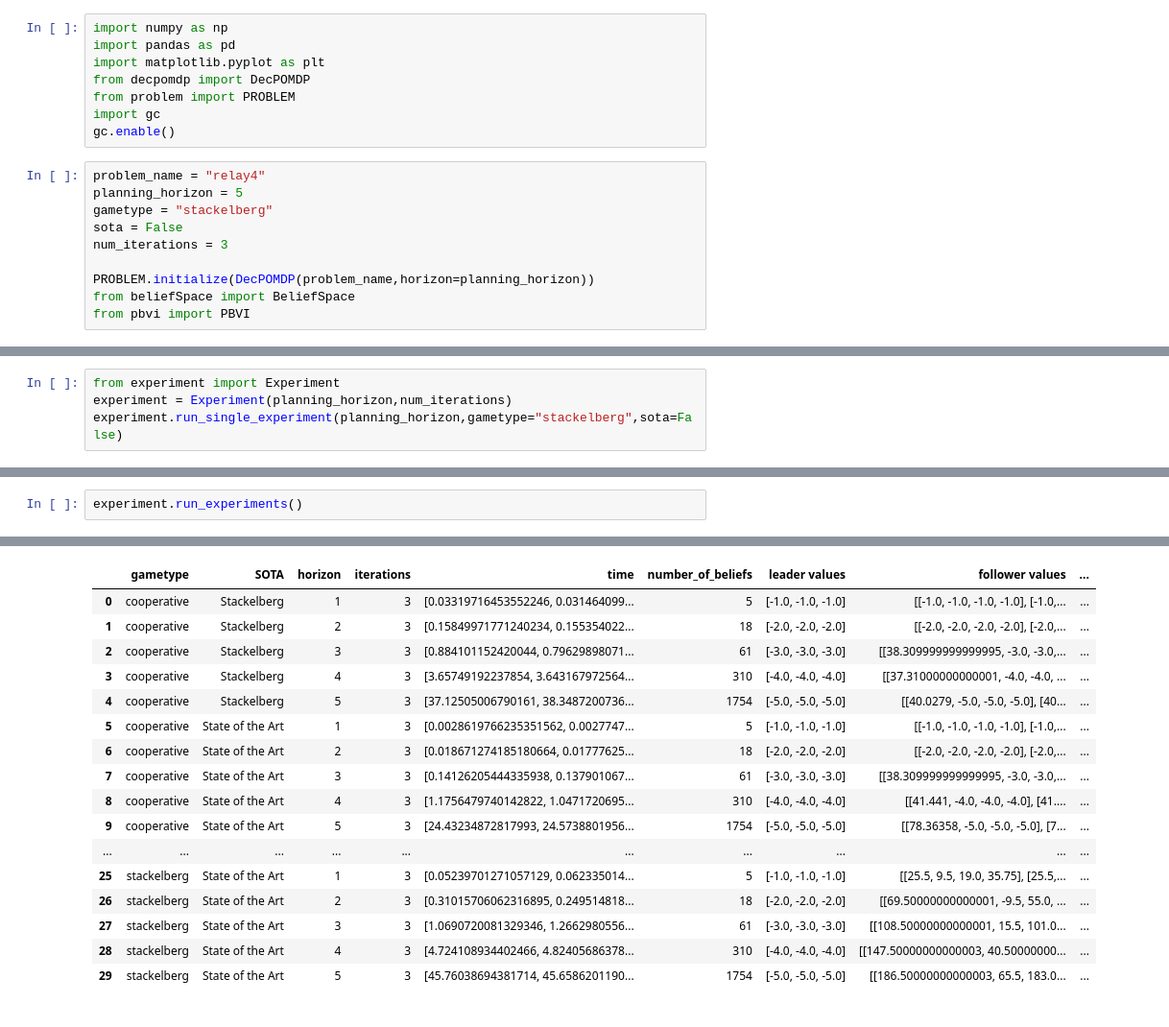
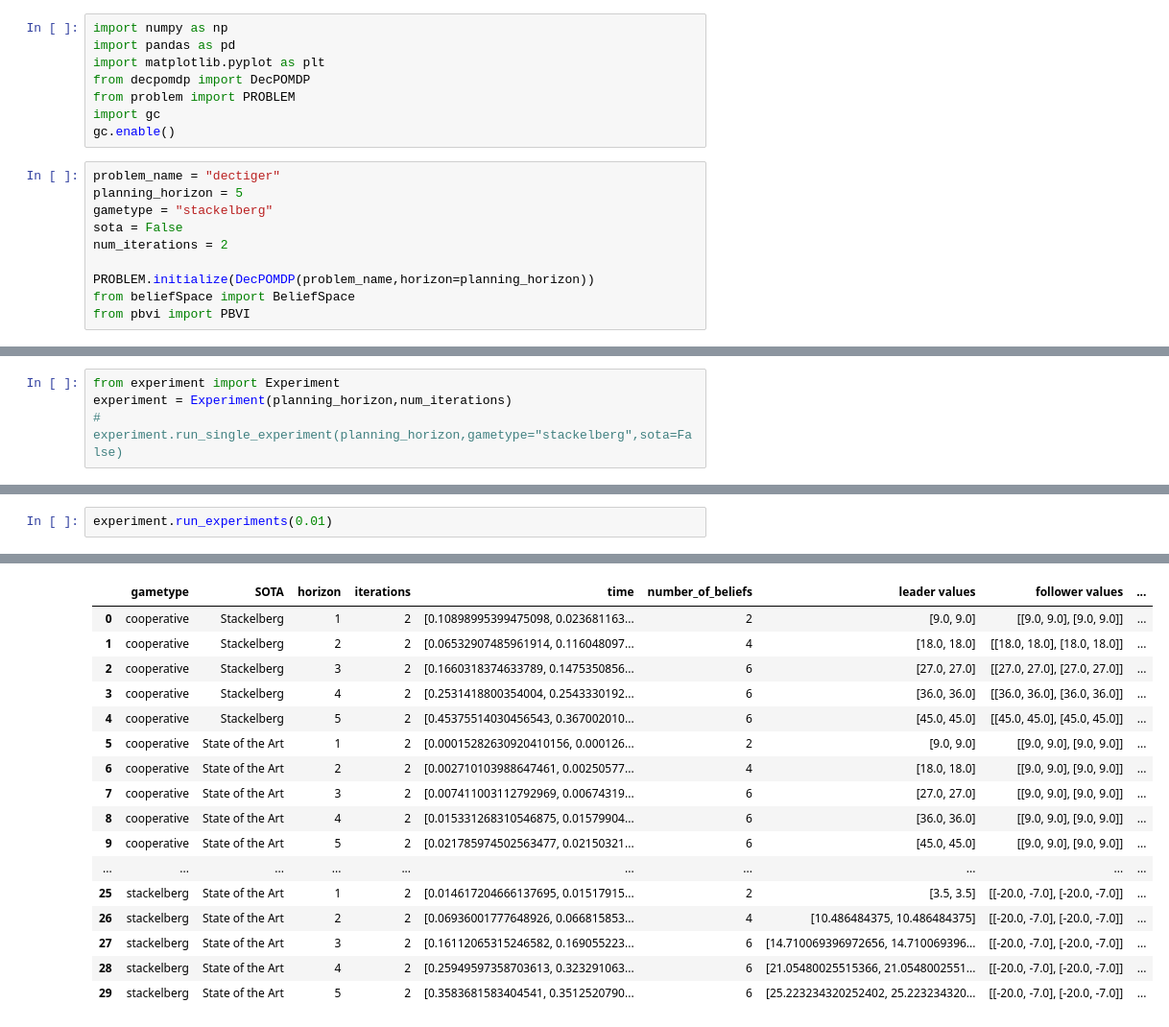
Before and after one commit to izzikampono/Thesis-New, a Jupyter notebook: test.ipynb, the cells around one changed output, grey strips where cells are left out. Shown at 96% size. Cells and saved outputs as stored; diff of their text form.

```diff
--- a/test.ipynb
+++ b/test.ipynb
@@ -7,11 +7,11 @@ from problem import PROBLEM
 import gc
 gc.enable()
 # %%
-problem_name = "relay4"
+problem_name = "dectiger"
 planning_horizon = 5
 gametype = "stackelberg"
 sota = False
-num_iterations = 3
+num_iterations = 2
 
 PROBLEM.initialize(DecPOMDP(problem_name,horizon=planning_horizon))
 from beliefSpace import BeliefSpace
@@ -54,4 +31,4 @@ KeyboardInterrupt:
 # %%
 from experiment import Experiment
 experiment = Experiment(planning_horizon,num_iterations)
-experiment.run_single_experiment(planning_horizon,gametype="stackelberg",sota=False)
+# experiment.run_single_experiment(planning_horizon,gametype="stackelberg",sota=False)
@@ -81,3 +35,3 @@ iteration : 1
 # %%
-experiment.run_experiments()
+experiment.run_experiments(0.01)
 # %% [output]
@@ -97,21 +51,21 @@ iteration : 1
 
 ==========================================================================================================================================================================
 Constructing Stackelberg Comparison matrix..
 Done.. exporting to csv..
 |  | gametype | SOTA | horizon | iterations | time | number_of_beliefs | leader values | follower values | ... |
-| 0 | cooperative | Stackelberg | 1 | 3 | [0.03319716453552246, 0.031464099... | 5 | [-1.0, -1.0, -1.0] | [[-1.0, -1.0, -1.0, -1.0], [-1.0,... | ... |
-| 1 | cooperative | Stackelberg | 2 | 3 | [0.15849971771240234, 0.155354022... | 18 | [-2.0, -2.0, -2.0] | [[-2.0, -2.0, -2.0, -2.0], [-2.0,... | ... |
-| 2 | cooperative | Stackelberg | 3 | 3 | [0.884101152420044, 0.79629898071... | 61 | [-3.0, -3.0, -3.0] | [[38.309999999999995, -3.0, -3.0,... | ... |
-| 3 | cooperative | Stackelberg | 4 | 3 | [3.65749192237854, 3.643167972564... | 310 | [-4.0, -4.0, -4.0] | [[37.31000000000001, -4.0, -4.0, ... | ... |
-| 4 | cooperative | Stackelberg | 5 | 3 | [37.12505006790161, 38.3487200736... | 1754 | [-5.0, -5.0, -5.0] | [[40.0279, -5.0, -5.0, -5.0], [40... | ... |
-| 5 | cooperative | State of the Art | 1 | 3 | [0.0028619766235351562, 0.0027747... | 5 | [-1.0, -1.0, -1.0] | [[-1.0, -1.0, -1.0, -1.0], [-1.0,... | ... |
-| 6 | cooperative | State of the Art | 2 | 3 | [0.018671274185180664, 0.01777625... | 18 | [-2.0, -2.0, -2.0] | [[-2.0, -2.0, -2.0, -2.0], [-2.0,... | ... |
-| 7 | cooperative | State of the Art | 3 | 3 | [0.14126205444335938, 0.137901067... | 61 | [-3.0, -3.0, -3.0] | [[38.309999999999995, -3.0, -3.0,... | ... |
-| 8 | cooperative | State of the Art | 4 | 3 | [1.1756479740142822, 1.0471720695... | 310 | [-4.0, -4.0, -4.0] | [[41.441, -4.0, -4.0, -4.0], [41.... | ... |
-| 9 | cooperative | State of the Art | 5 | 3 | [24.43234872817993, 24.5738801956... | 1754 | [-5.0, -5.0, -5.0] | [[78.36358, -5.0, -5.0, -5.0], [7... | ... |
+| 0 | cooperative | Stackelberg | 1 | 2 | [0.10898995399475098, 0.023681163... | 2 | [9.0, 9.0] | [[9.0, 9.0], [9.0, 9.0]] | ... |
+| 1 | cooperative | Stackelberg | 2 | 2 | [0.06532907485961914, 0.116048097... | 4 | [18.0, 18.0] | [[18.0, 18.0], [18.0, 18.0]] | ... |
+| 2 | cooperative | Stackelberg | 3 | 2 | [0.1660318374633789, 0.1475350856... | 6 | [27.0, 27.0] | [[27.0, 27.0], [27.0, 27.0]] | ... |
+| 3 | cooperative | Stackelberg | 4 | 2 | [0.2531418800354004, 0.2543330192... | 6 | [36.0, 36.0] | [[36.0, 36.0], [36.0, 36.0]] | ... |
+| 4 | cooperative | Stackelberg | 5 | 2 | [0.45375514030456543, 0.367002010... | 6 | [45.0, 45.0] | [[45.0, 45.0], [45.0, 45.0]] | ... |
+| 5 | cooperative | State of the Art | 1 | 2 | [0.00015282630920410156, 0.000126... | 2 | [9.0, 9.0] | [[9.0, 9.0], [9.0, 9.0]] | ... |
+| 6 | cooperative | State of the Art | 2 | 2 | [0.002710103988647461, 0.00250577... | 4 | [18.0, 18.0] | [[9.0, 9.0], [9.0, 9.0]] | ... |
+| 7 | cooperative | State of the Art | 3 | 2 | [0.007411003112792969, 0.00674319... | 6 | [27.0, 27.0] | [[9.0, 9.0], [9.0, 9.0]] | ... |
+| 8 | cooperative | State of the Art | 4 | 2 | [0.015331268310546875, 0.01579904... | 6 | [36.0, 36.0] | [[9.0, 9.0], [9.0, 9.0]] | ... |
+| 9 | cooperative | State of the Art | 5 | 2 | [0.021785974502563477, 0.02150321... | 6 | [45.0, 45.0] | [[9.0, 9.0], [9.0, 9.0]] | ... |
 | ... | ... | ... | ... | ... | ... | ... | ... | ... | ... |
-| 25 | stackelberg | State of the Art | 1 | 3 | [0.05239701271057129, 0.062335014... | 5 | [-1.0, -1.0, -1.0] | [[25.5, 9.5, 19.0, 35.75], [25.5,... | ... |
-| 26 | stackelberg | State of the Art | 2 | 3 | [0.31015706062316895, 0.249514818... | 18 | [-2.0, -2.0, -2.0] | [[69.50000000000001, -9.5, 55.0, ... | ... |
-| 27 | stackelberg | State of the Art | 3 | 3 | [1.0690720081329346, 1.2662980556... | 61 | [-3.0, -3.0, -3.0] | [[108.50000000000001, 15.5, 101.0... | ... |
-| 28 | stackelberg | State of the Art | 4 | 3 | [4.724108934402466, 4.82405686378... | 310 | [-4.0, -4.0, -4.0] | [[147.50000000000003, 40.50000000... | ... |
-| 29 | stackelberg | State of the Art | 5 | 3 | [45.76038694381714, 45.6586201190... | 1754 | [-5.0, -5.0, -5.0] | [[186.50000000000003, 65.5, 183.0... | ... |
+| 25 | stackelberg | State of the Art | 1 | 2 | [0.014617204666137695, 0.01517915... | 2 | [3.5, 3.5] | [[-20.0, -7.0], [-20.0, -7.0]] | ... |
+| 26 | stackelberg | State of the Art | 2 | 2 | [0.06936001777648926, 0.066815853... | 4 | [10.486484375, 10.486484375] | [[-20.0, -7.0], [-20.0, -7.0]] | ... |
+| 27 | stackelberg | State of the Art | 3 | 2 | [0.16112065315246582, 0.169055223... | 6 | [14.710069396972656, 14.710069396... | [[-20.0, -7.0], [-20.0, -7.0]] | ... |
+| 28 | stackelberg | State of the Art | 4 | 2 | [0.25949597358703613, 0.323291063... | 6 | [21.05480025515366, 21.0548002551... | [[-20.0, -7.0], [-20.0, -7.0]] | ... |
+| 29 | stackelberg | State of the Art | 5 | 2 | [0.3583681583404541, 0.3512520790... | 6 | [25.223234320252402, 25.223234320... | [[-20.0, -7.0], [-20.0, -7.0]] | ... |
```
Also changed, not shown: parts of 9 cells of this notebook, 22 other files.
